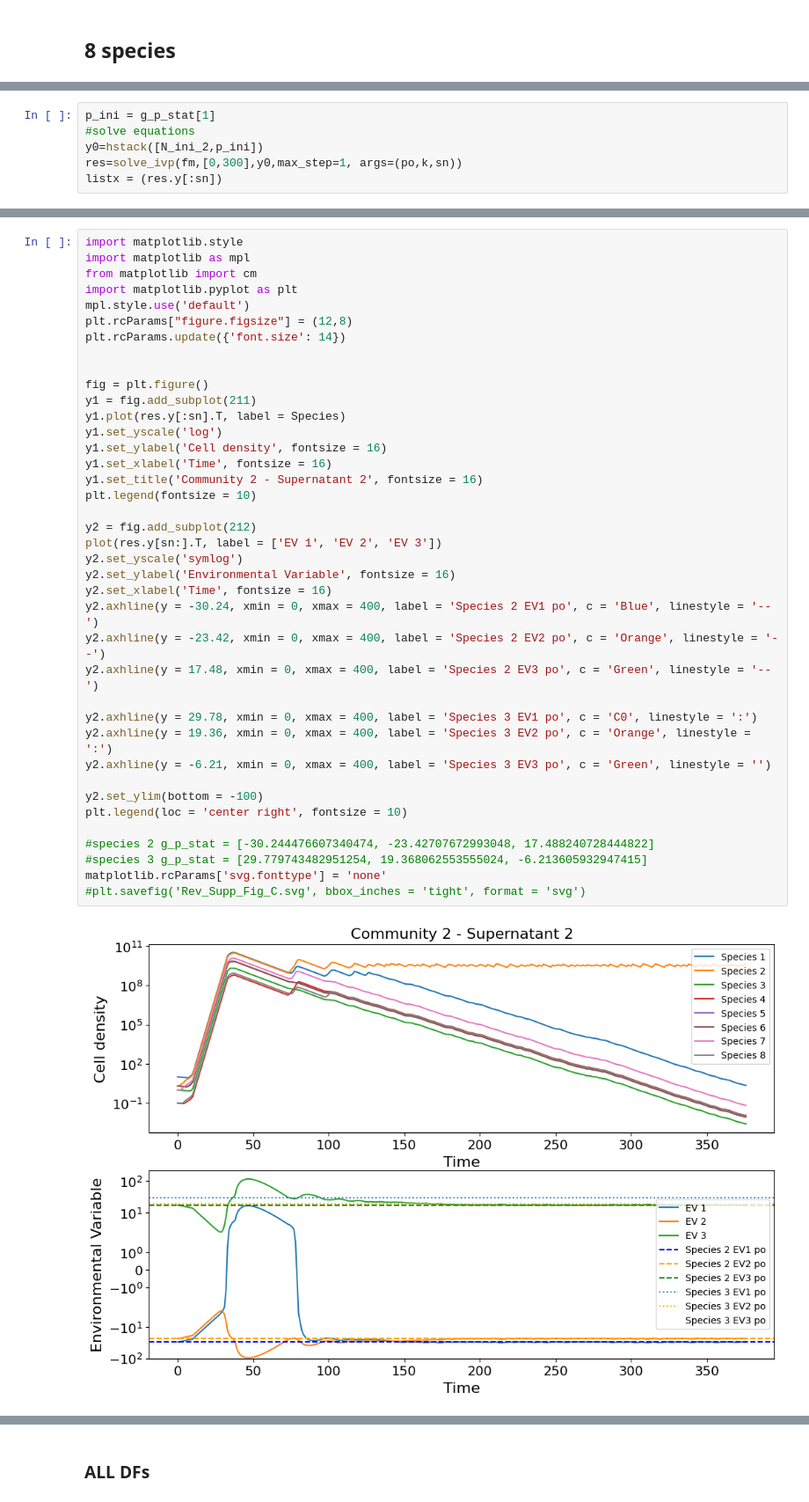
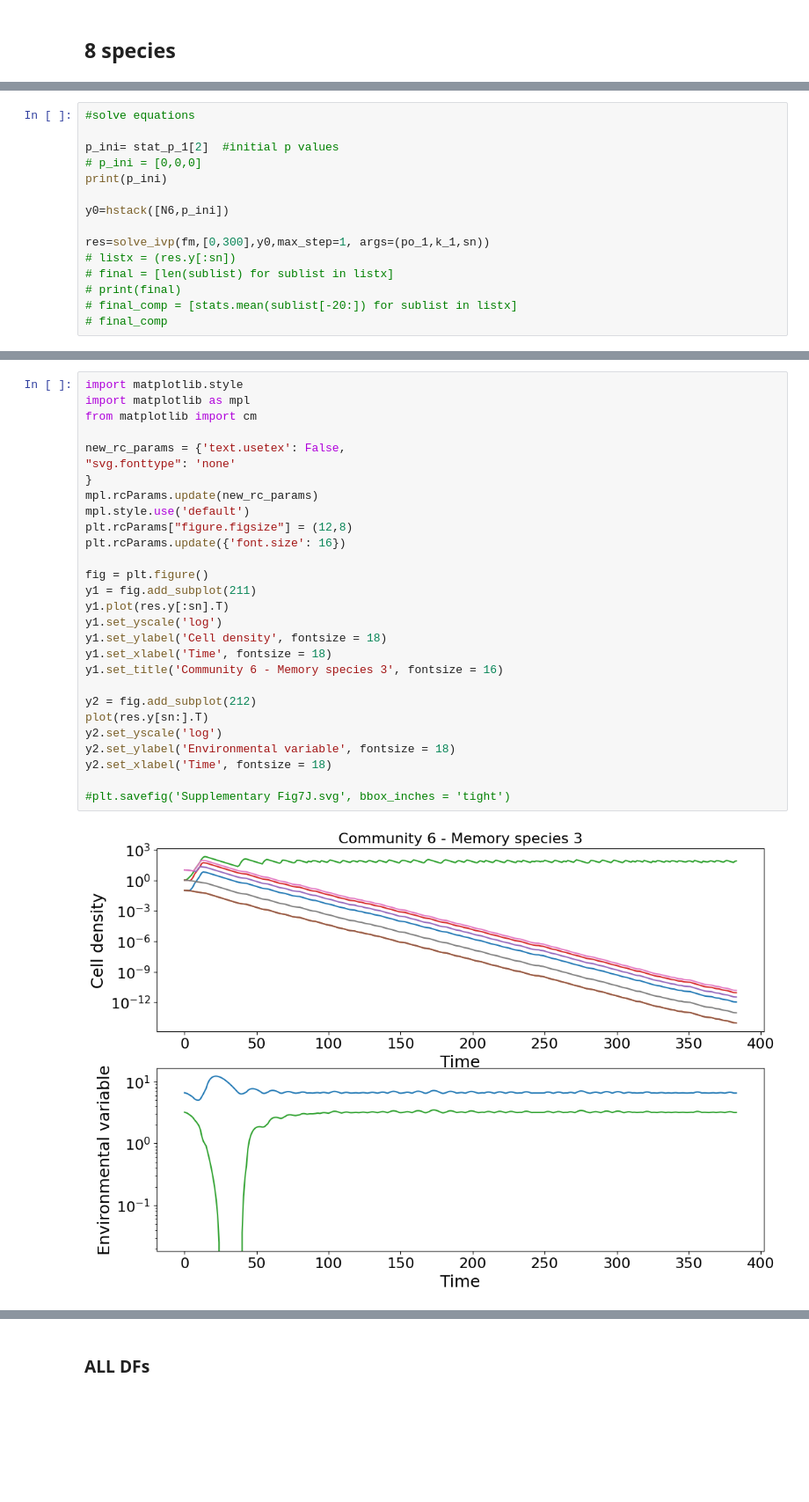
Before and after one commit to RatzkeLab/Environment-mediated-interactions-cause-an-externalized-and-collective-memory-in-microbes-, a Jupyter notebook: Memory model_8 species_Heaviside function.ipynb, the cells around one changed output, grey strips where cells are left out. Shown: that part at 88% size. Saved outputs shown, nothing was run; the diff lists cells and outputs as text; blank space fills up the shorter version.

```diff
--- a/Memory model_8 species_Heaviside function.ipynb
+++ b/Memory model_8 species_Heaviside function.ipynb
@@ -123,6 +357,15 @@ df1_4
 # %%
-p_ini = g_p_stat[1]
 #solve equations
-y0=hstack([N_ini_2,p_ini])
-res=solve_ivp(fm,[0,300],y0,max_step=1, args=(po,k,sn))
-listx = (res.y[:sn])
+
+p_ini= stat_p_1[2]  #initial p values
+# p_ini = [0,0,0]
+print(p_ini)
+
+y0=hstack([N6,p_ini])
+
+res=solve_ivp(fm,[0,300],y0,max_step=1, args=(po_1,k_1,sn))
+# listx = (res.y[:sn])
+# final = [len(sublist) for sublist in listx]
+# print(final)
+# final_comp = [stats.mean(sublist[-20:]) for sublist in listx]
+# final_comp
@@ -129,41 +374,30 @@ listx = (res.y[:sn])
 # %%
 import matplotlib.style
 import matplotlib as mpl
 from matplotlib import cm
-import matplotlib.pyplot as plt
+
+new_rc_params = {'text.usetex': False,
+"svg.fonttype": 'none'
+}
+mpl.rcParams.update(new_rc_params)
 mpl.style.use('default')
 plt.rcParams["figure.figsize"] = (12,8)
-plt.rcParams.update({'font.size': 14})
-
+plt.rcParams.update({'font.size': 16})
 
 fig = plt.figure()
 y1 = fig.add_subplot(211)
-y1.plot(res.y[:sn].T, label = Species)
+y1.plot(res.y[:sn].T)
 y1.set_yscale('log')
-y1.set_ylabel('Cell density', fontsize = 16)
-y1.set_xlabel('Time', fontsize = 16)
-y1.set_title('Community 2 - Supernatant 2', fontsize = 16)
-plt.legend(fontsize = 10)
+y1.set_ylabel('Cell density', fontsize = 18)
+y1.set_xlabel('Time', fontsize = 18)
+y1.set_title('Community 6 - Memory species 3', fontsize = 16)
 
 y2 = fig.add_subplot(212)
-plot(res.y[sn:].T, label = ['EV 1', 'EV 2', 'EV 3'])
-y2.set_yscale('symlog')
-y2.set_ylabel('Environmental Variable', fontsize = 16)
-y2.set_xlabel('Time', fontsize = 16)
-y2.axhline(y = -30.24, xmin = 0, xmax = 400, label = 'Species 2 EV1 po', c = 'Blue', linestyle = '--')
-y2.axhline(y = -23.42, xmin = 0, xmax = 400, label = 'Species 2 EV2 po', c = 'Orange', linestyle = '--')
-y2.axhline(y = 17.48, xmin = 0, xmax = 400, label = 'Species 2 EV3 po', c = 'Green', linestyle = '--')
+plot(res.y[sn:].T)
+y2.set_yscale('log')
+y2.set_ylabel('Environmental variable', fontsize = 18)
+y2.set_xlabel('Time', fontsize = 18)
 
-y2.axhline(y = 29.78, xmin = 0, xmax = 400, label = 'Species 3 EV1 po', c = 'C0', linestyle = ':')
-y2.axhline(y = 19.36, xmin = 0, xmax = 400, label = 'Species 3 EV2 po', c = 'Orange', linestyle = ':')
-y2.axhline(y = -6.21, xmin = 0, xmax = 400, label = 'Species 3 EV3 po', c = 'Green', linestyle = '')
-
-y2.set_ylim(bottom = -100)
-plt.legend(loc = 'center right', fontsize = 10)
-
-#species 2 g_p_stat = [-30.244476607340474, -23.42707672993048, 17.488240728444822]
-#species 3 g_p_stat = [29.779743482951254, 19.368062553555024, -6.213605932947415]
-matplotlib.rcParams['svg.fonttype'] = 'none'
-#plt.savefig('Rev_Supp_Fig_C.svg', bbox_inches = 'tight', format = 'svg')
+#plt.savefig('Supplementary Fig7J.svg', bbox_inches = 'tight')
 # %% [output]
-[figure, old version]
+[figure, new version]
```
Also changed, not shown: parts of 88 cells of this notebook.
